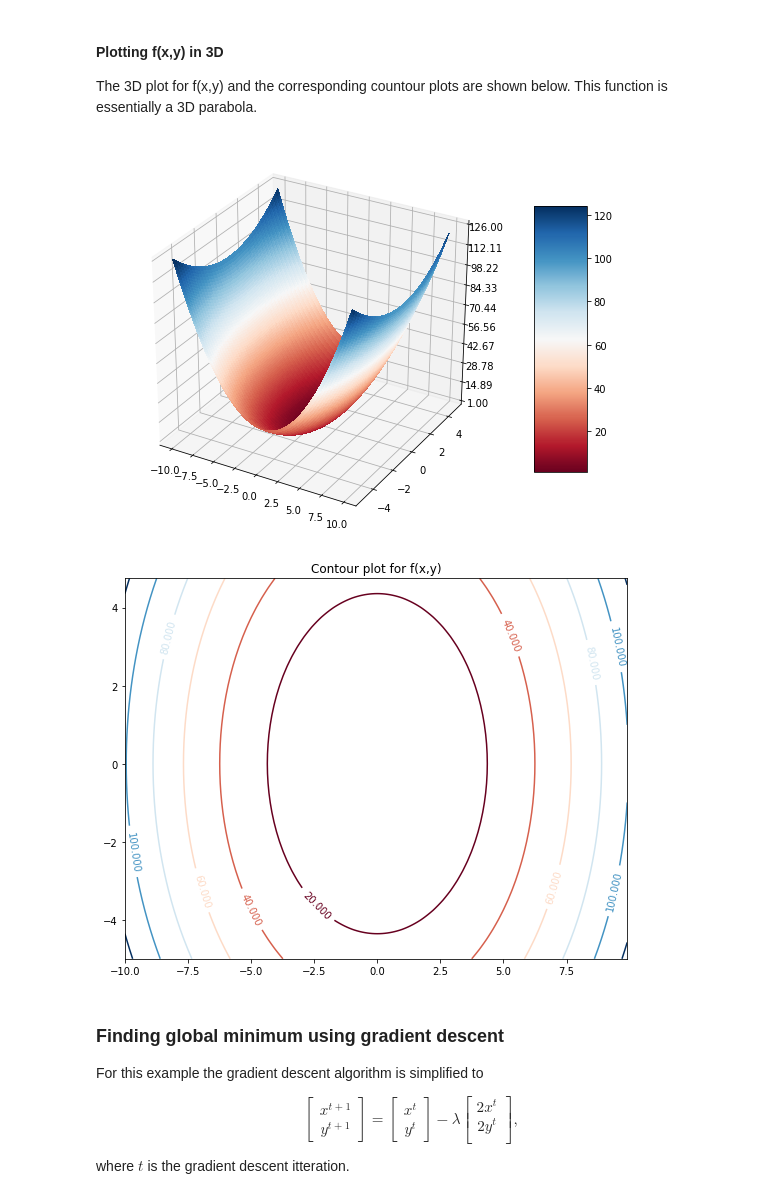
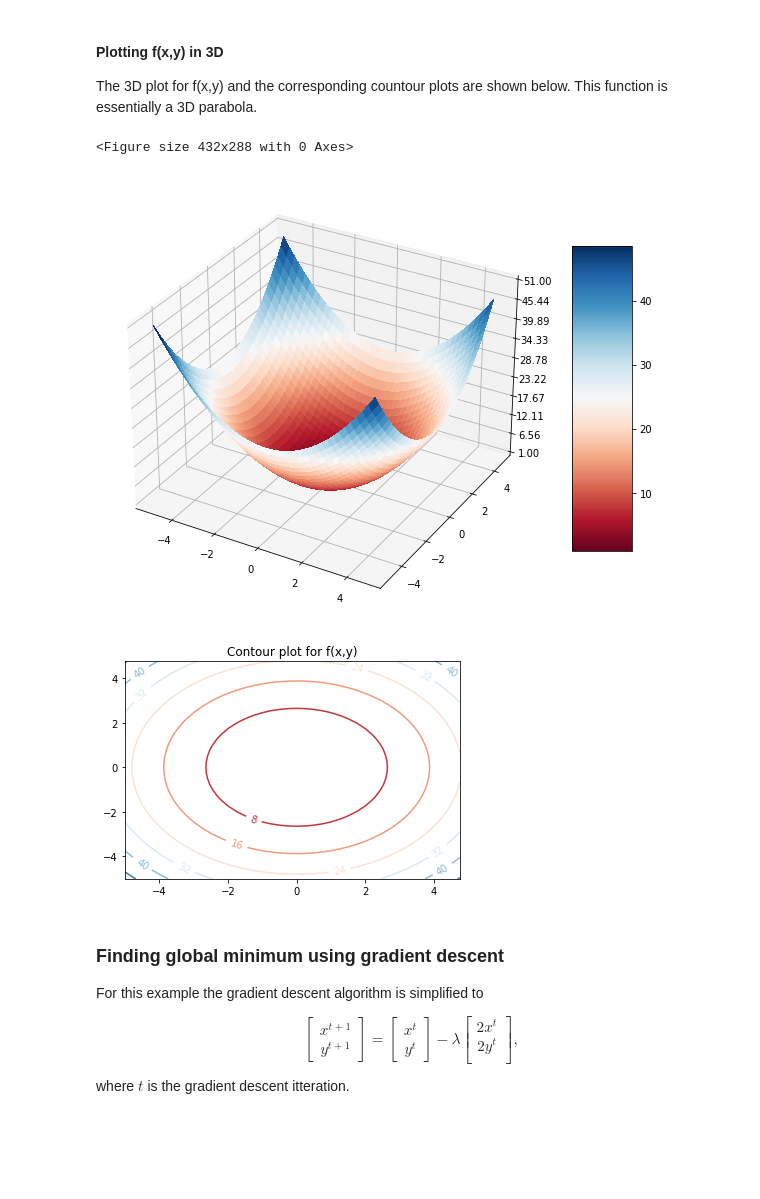
Before and after one commit to AliHabibnia/ECON_5314G_Big_Data_Economics, a Jupyter notebook: Lecture 11_Gradient Descent Algorithm.ipynb, the cells around one changed output. Saved outputs shown, nothing was run; the diff lists cells and outputs as text; code cells hidden in the pictures; blank space fills up the shorter version.

```diff
--- a/Lecture 11_Gradient Descent Algorithm.ipynb
+++ b/Lecture 11_Gradient Descent Algorithm.ipynb
@@ -518,36 +559,44 @@ Let us consider the following straight forward bivariate function $$f(x,y) = x^2
 
 The 3D plot for f(x,y) and the corresponding countour plots are shown below. This function is essentially a 3D parabola.
 # %%
-# Plotting in 3D
+import numpy as np
+import matplotlib.pyplot as plt
 from mpl_toolkits.mplot3d import Axes3D
 from matplotlib import cm
 from matplotlib.ticker import LinearLocator, FormatStrFormatter
 
 # f(x,y) = x^2 + y^2 + 1
-def f(x,y):
+def f(x, y):
     return x**2 + y**2 + 1
 
 # (X,Y) grid on [-5,5]
-y = arange(-5, 5, 0.25)
-y = arange(-5, 5, 0.25)
-X, Y = meshgrid(x, y)
+x = np.arange(-5, 5, 0.25)
+y = np.arange(-5, 5, 0.25)
+X, Y = np.meshgrid(x, y)
 
+# Z = x^2 + y^2 + 1
+Z = f(X, Y)
 
-# z = x^2 + y^2
-Z = f(X,Y)
+# Plot (X,Y,Z) in 3D
+fig = plt.figure()
 
-# Plot (X,Y) in 3D
-fig = figure(1)
-ax = fig.gca(projection='3d')
-surf = ax.plot_surface(X, Y, Z, rstride=1, cstride=1,
-                      cmap=cm.RdBu,linewidth=0, antialiased=False)
+fig = plt.figure(figsize=(12, 8))
+ax = fig.add_subplot(111, projection='3d')
 
+# Plot the surface
+surf = ax.plot_surface(X, Y, Z, cmap=cm.RdBu, linewidth=0, antialiased=False)
+
+# Customize the z axis
 ax.zaxis.set_major_locator(LinearLocator(10))
 ax.zaxis.set_major_formatter(FormatStrFormatter('%.02f'))
-fig.colorbar(surf, shrink = 0.7, aspect=5)
-show()
+
+# Add a color bar which maps values to colors
+fig.colorbar(surf, shrink=0.7, aspect=5)
+
+plt.show()
 # %% [output]
+<Figure size 432x288 with 0 Axes>
-[figure, old version]
+[figure, new version]
 # %%
 # Function for contour plot with points on it
 def contour_plot(x_seq,y_seq, x1):
@@ -568,7 +617,7 @@ def contour_plot(x_seq,y_seq, x1):
 # Contour plot with no points
 contour_plot([],[],[[],[]])
 # %% [output]
-[figure, old version]
+[figure, new version]
 # %% [markdown]
 ### Finding global minimum using gradient descent
 
```
Also changed, not shown: parts of 20 cells of this notebook.
